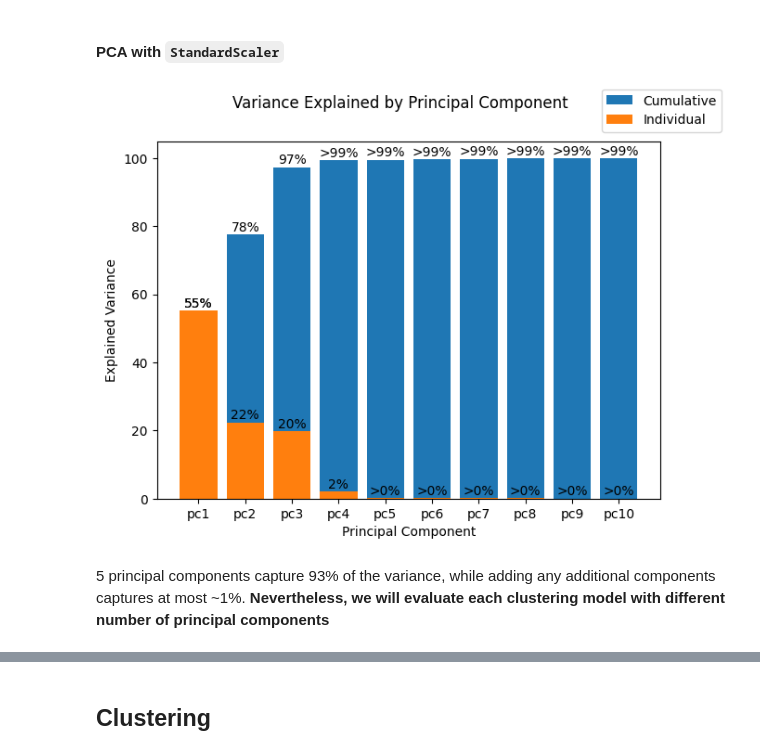
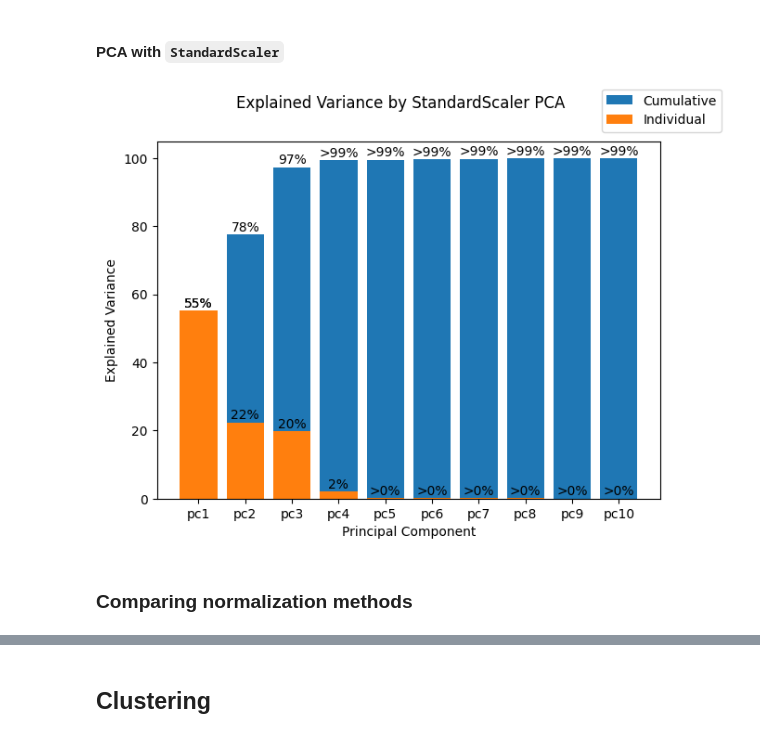
Before and after one commit to MattGroho/tab-hero, a Jupyter notebook: notebooks/unsupervised_pipeline_investigation.ipynb, the cells around one changed output, grey strips where cells are left out. Cells and saved outputs as stored; diff of their text form; code cells hidden in the pictures.

```diff
--- a/notebooks/unsupervised_pipeline_investigation.ipynb
+++ b/notebooks/unsupervised_pipeline_investigation.ipynb
@@ -690,52 +690,33 @@ data_standard_scaler
 # %%
 # Generate PCA dataset
 n_components = 10
 pca = PCA(n_components=n_components).fit(data_standard_scaler)
 
 # Acquire explained variance ratios
 var_ratios = 100 * pca.explained_variance_ratio_
 var_ratios_cum = np.tri(n_components) @ var_ratios
 
 # Fig settings
 fig, ax = plt.subplots(figsize=(7,5))
 
 # Define column labels and formatting options
 labels = [f"pc{i}" for i in range(1, n_components+1)]
 y_offset = 1
 
-def label_col_chart(y_data, label_offset, **kwargs):
-    for _col in range(len(y_data)):
-
-        datum = y_data[_col]
-
-        if datum > 99 and datum < 100:
-            data_label = f">{np.floor(datum):.0f}%"
-        elif datum > 0 and datum < 1:
-            data_label = f">{np.floor(datum):.0f}%"
-        else:
-            data_label = f"{np.round(datum):.0f}%"
-
-        plt.text(
-            _col,
-            y_data[_col] + label_offset,
-            data_label,
-            **kwargs
-        )
-
 # Plot cumulative
 ax.bar(labels, var_ratios_cum, label='Cumulative')
 label_col_chart(var_ratios_cum, y_offset, ha='center')
 
 # Plot individual
 ax.bar(labels, var_ratios, label='Individual')
 label_col_chart(var_ratios, y_offset, ha='center')
 
 # Figure formatting
-fig.suptitle("Variance Explained by Principal Component")
+fig.suptitle("Explained Variance by StandardScaler PCA")
 ax.set_ylabel("Explained Variance")
 ax.set_xlabel("Principal Component")
 fig.legend();
 # %% [output]
-[figure, old version]
+[figure, new version]
-# %% [markdown]
-5 principal components capture 93% of the variance, while adding any additional components captures at most ~1%. **Nevertheless, we will evaluate each clustering model with different number of principal components**
+# %% [markdown]
+### Comparing normalization methods
```
Also changed, not shown: parts of 8 cells of this notebook.
